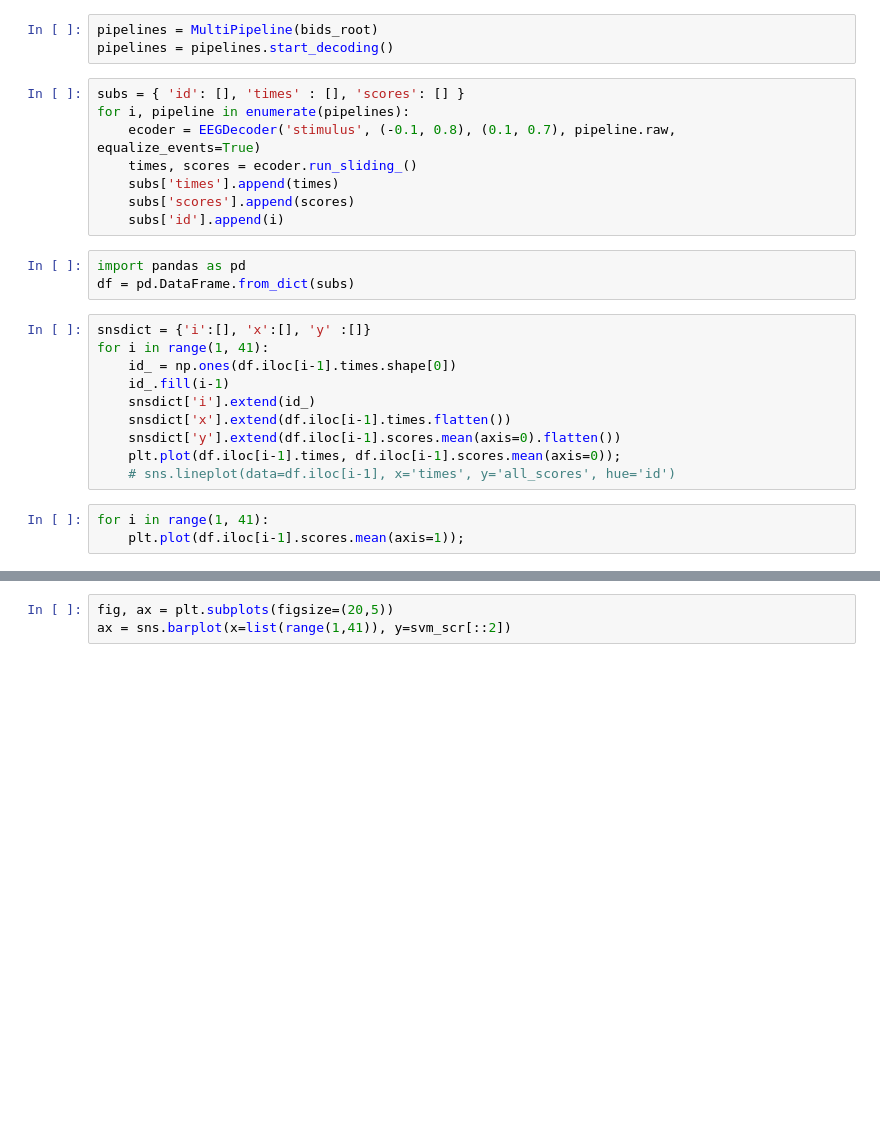
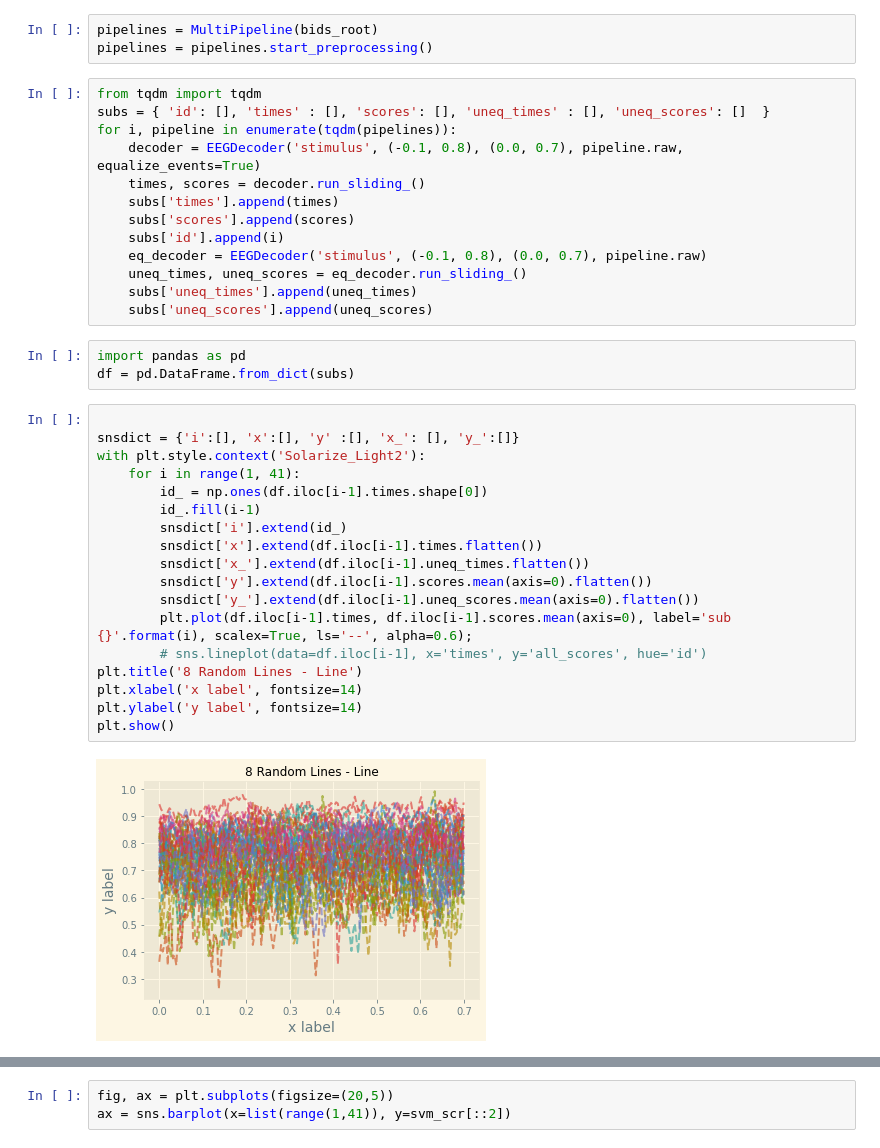
Before and after one commit to ssaket/eeg-pipeline, a Jupyter notebook: decoding.ipynb, the cells around one changed output, grey strips where cells are left out. Cells and saved outputs as stored; diff of their text form; blank space fills up the shorter version.

```diff
--- a/decoding.ipynb
+++ b/decoding.ipynb
@@ -278,28 +310,40 @@ Looks like our models are Garbage! I wonder what went wrong
 # Classification Over time
 # %%
 pipelines = MultiPipeline(bids_root)
-pipelines = pipelines.start_decoding()
+pipelines = pipelines.start_preprocessing()
 # %%
-subs = { 'id': [], 'times' : [], 'scores': [] }
-for i, pipeline in enumerate(pipelines):
-    ecoder = EEGDecoder('stimulus', (-0.1, 0.8), (0.1, 0.7), pipeline.raw, equalize_events=True)
-    times, scores = ecoder.run_sliding_()
+from tqdm import tqdm
+subs = { 'id': [], 'times' : [], 'scores': [], 'uneq_times' : [], 'uneq_scores': []  }
+for i, pipeline in enumerate(tqdm(pipelines)):
+    decoder = EEGDecoder('stimulus', (-0.1, 0.8), (0.0, 0.7), pipeline.raw, equalize_events=True)
+    times, scores = decoder.run_sliding_()
     subs['times'].append(times)
     subs['scores'].append(scores)
     subs['id'].append(i)
+    eq_decoder = EEGDecoder('stimulus', (-0.1, 0.8), (0.0, 0.7), pipeline.raw)
+    uneq_times, uneq_scores = eq_decoder.run_sliding_()
+    subs['uneq_times'].append(uneq_times)
+    subs['uneq_scores'].append(uneq_scores)
 # %%
 import pandas as pd
 df = pd.DataFrame.from_dict(subs)
 # %%
-snsdict = {'i':[], 'x':[], 'y' :[]}
-for i in range(1, 41):
-    id_ = np.ones(df.iloc[i-1].times.shape[0])
-    id_.fill(i-1)
-    snsdict['i'].extend(id_)
-    snsdict['x'].extend(df.iloc[i-1].times.flatten())
-    snsdict['y'].extend(df.iloc[i-1].scores.mean(axis=0).flatten())
-    plt.plot(df.iloc[i-1].times, df.iloc[i-1].scores.mean(axis=0));
-    # sns.lineplot(data=df.iloc[i-1], x='times', y='all_scores', hue='id')
+
+snsdict = {'i':[], 'x':[], 'y' :[], 'x_': [], 'y_':[]}
+with plt.style.context('Solarize_Light2'):
+    for i in range(1, 41):
+        id_ = np.ones(df.iloc[i-1].times.shape[0])
+        id_.fill(i-1)
+        snsdict['i'].extend(id_)
+        snsdict['x'].extend(df.iloc[i-1].times.flatten())
+        snsdict['x_'].extend(df.iloc[i-1].uneq_times.flatten())
+        snsdict['y'].extend(df.iloc[i-1].scores.mean(axis=0).flatten())
+        snsdict['y_'].extend(df.iloc[i-1].uneq_scores.mean(axis=0).flatten())
+        plt.plot(df.iloc[i-1].times, df.iloc[i-1].scores.mean(axis=0), label='sub {}'.format(i), scalex=True, ls='--', alpha=0.6);
+        # sns.lineplot(data=df.iloc[i-1], x='times', y='all_scores', hue='id')
+plt.title('8 Random Lines - Line')
+plt.xlabel('x label', fontsize=14)
+plt.ylabel('y label', fontsize=14)
+plt.show()
+# %% [output]
+[figure, added]
-# %%
-for i in range(1, 41):
-    plt.plot(df.iloc[i-1].scores.mean(axis=1));
```
Also changed, not shown: parts of 26 cells of this notebook, 3 other files.
